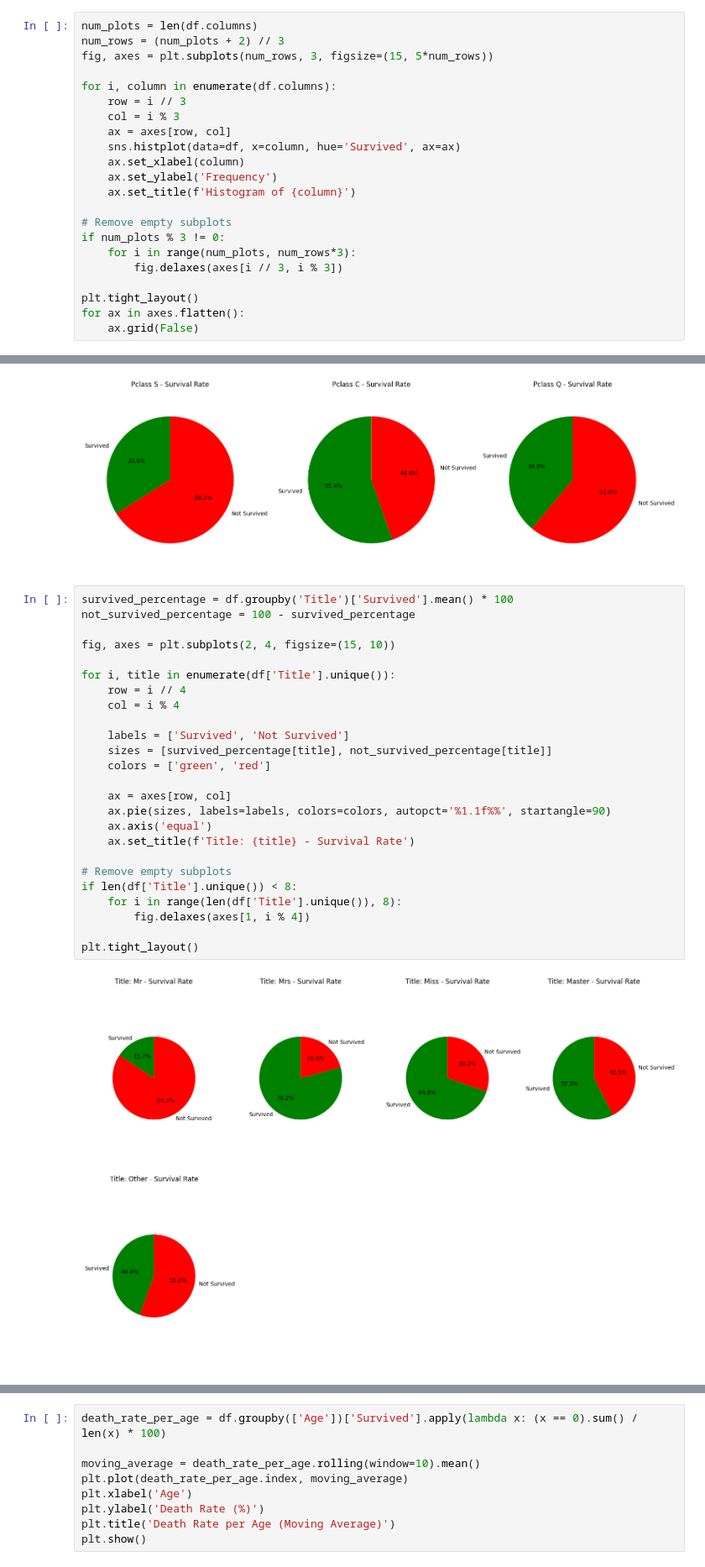
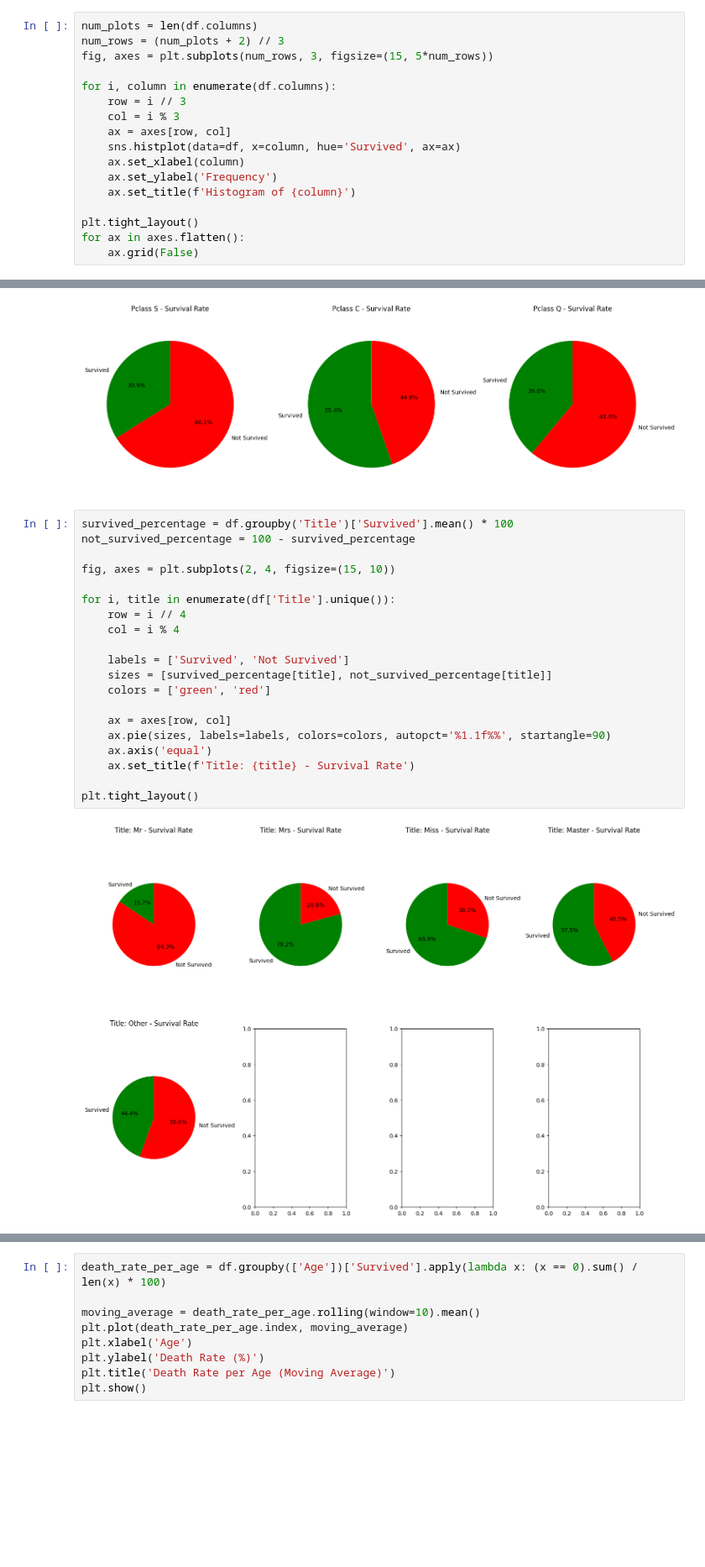
Before and after one commit to mredshaw/AI_BUS, a Jupyter notebook: AI_A1_Final.ipynb, the cells around one changed output, grey strips where cells are left out. Shown at 84% size. Saved outputs shown, nothing was run; the diff lists cells and outputs as text; blank space fills up the shorter version.

```diff
--- a/AI_A1_Final.ipynb
+++ b/AI_A1_Final.ipynb
@@ -248,11 +247,6 @@ for i, column in enumerate(df.columns):
     ax.set_ylabel('Frequency')
     ax.set_title(f'Histogram of {column}')
 
-# Remove empty subplots
-if num_plots % 3 != 0:
-    for i in range(num_plots, num_rows*3):
-        fig.delaxes(axes[i // 3, i % 3])
-
 plt.tight_layout()
 for ax in axes.flatten():
     ax.grid(False)
@@ -354,30 +347,25 @@ plt.show()
 # %%
 survived_percentage = df.groupby('Title')['Survived'].mean() * 100
 not_survived_percentage = 100 - survived_percentage
 
 fig, axes = plt.subplots(2, 4, figsize=(15, 10))
 
 for i, title in enumerate(df['Title'].unique()):
     row = i // 4
     col = i % 4
 
     labels = ['Survived', 'Not Survived']
     sizes = [survived_percentage[title], not_survived_percentage[title]]
     colors = ['green', 'red']
 
     ax = axes[row, col]
     ax.pie(sizes, labels=labels, colors=colors, autopct='%1.1f%%', startangle=90)
     ax.axis('equal')
     ax.set_title(f'Title: {title} - Survival Rate')
 
-# Remove empty subplots
-if len(df['Title'].unique()) < 8:
-    for i in range(len(df['Title'].unique()), 8):
-        fig.delaxes(axes[1, i % 4])
-
 plt.tight_layout()
 # %% [output]
-[figure, old version]
+[figure, new version]
 # %%
 num_plots = len(df.columns)
 num_rows = (num_plots + 2) // 3
```
Also changed, not shown: parts of 28 cells of this notebook.
